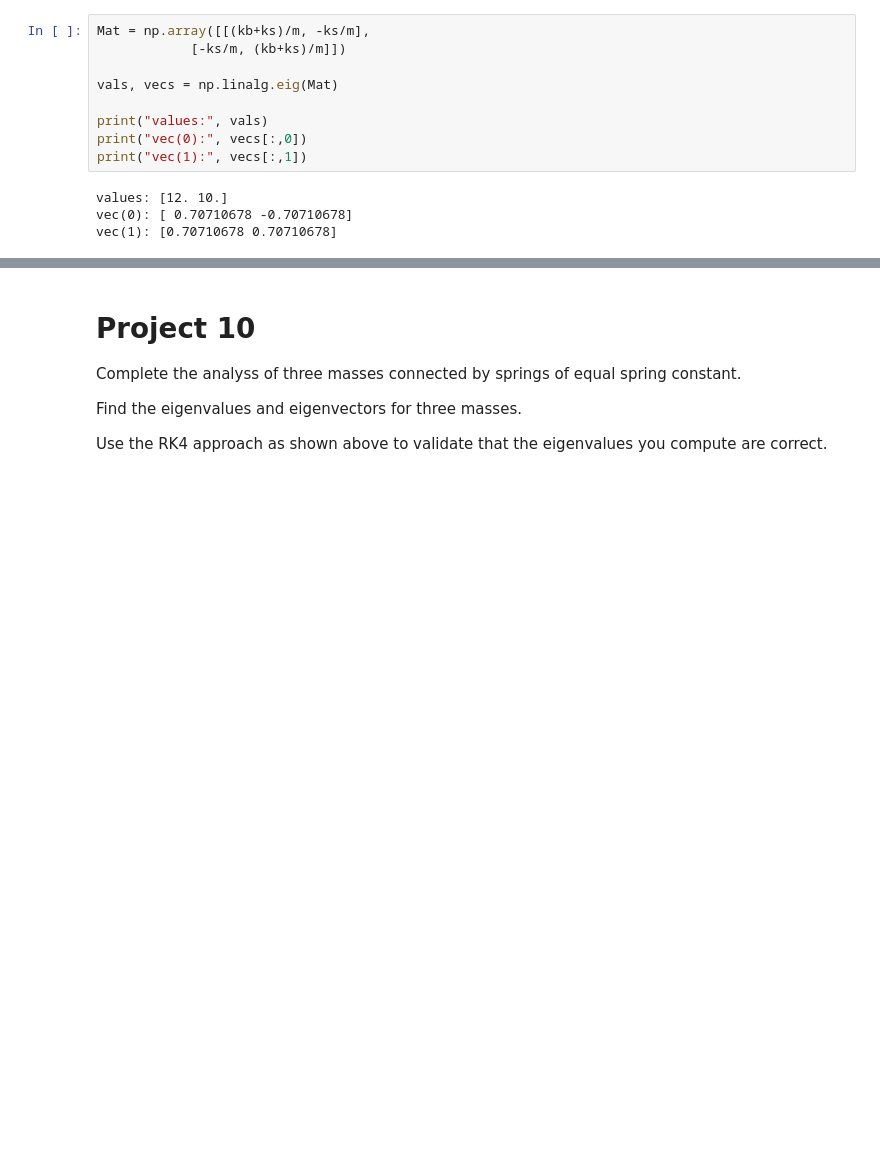
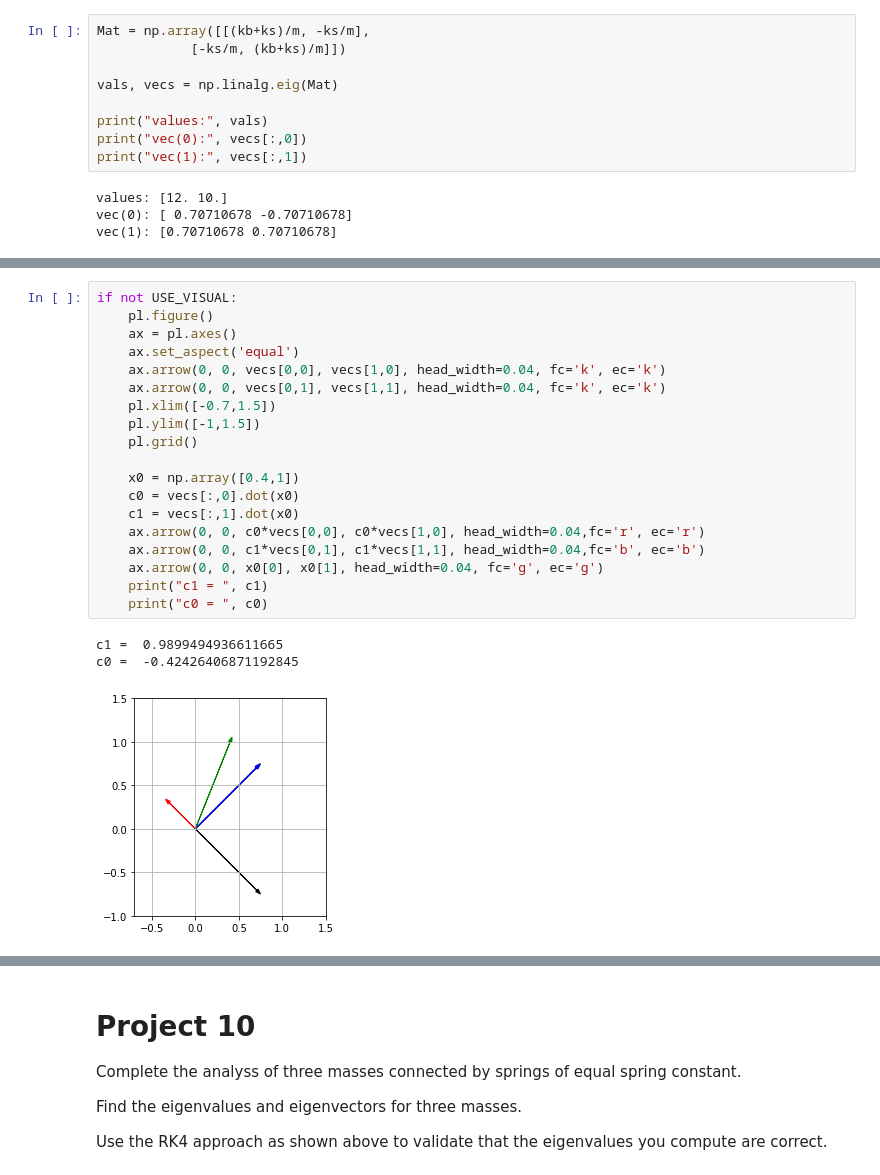
Before and after one commit to sspickle/sci-comp-notebooks, a Jupyter notebook: P10-CoupledMasses.ipynb, the cells around one changed output, grey strips where cells are left out. Drawn from its saved outputs; the diff is of its cells as text; blank space fills up the shorter version.

```diff
--- a/P10-CoupledMasses.ipynb
+++ b/P10-CoupledMasses.ipynb
@@ -189,0 +202,23 @@ vec(1): [0.70710678 0.70710678]
+# %%
+if not USE_VISUAL:
+    pl.figure()
+    ax = pl.axes()
+    ax.set_aspect('equal')
+    ax.arrow(0, 0, vecs[0,0], vecs[1,0], head_width=0.04, fc='k', ec='k')
+    ax.arrow(0, 0, vecs[0,1], vecs[1,1], head_width=0.04, fc='k', ec='k')
+    pl.xlim([-0.7,1.5])
+    pl.ylim([-1,1.5])
+    pl.grid()
+
+    x0 = np.array([0.4,1])
+    c0 = vecs[:,0].dot(x0)
+    c1 = vecs[:,1].dot(x0)
+    ax.arrow(0, 0, c0*vecs[0,0], c0*vecs[1,0], head_width=0.04,fc='r', ec='r')
+    ax.arrow(0, 0, c1*vecs[0,1], c1*vecs[1,1], head_width=0.04,fc='b', ec='b')
+    ax.arrow(0, 0, x0[0], x0[1], head_width=0.04, fc='g', ec='g')
+    print("c1 = ", c1)
+    print("c0 = ", c0)
+# %% [output]
+c1 =  0.9899494936611665
+c0 =  -0.42426406871192845
+[figure, added]
```
Also changed, not shown: parts of 2 cells of this notebook.
